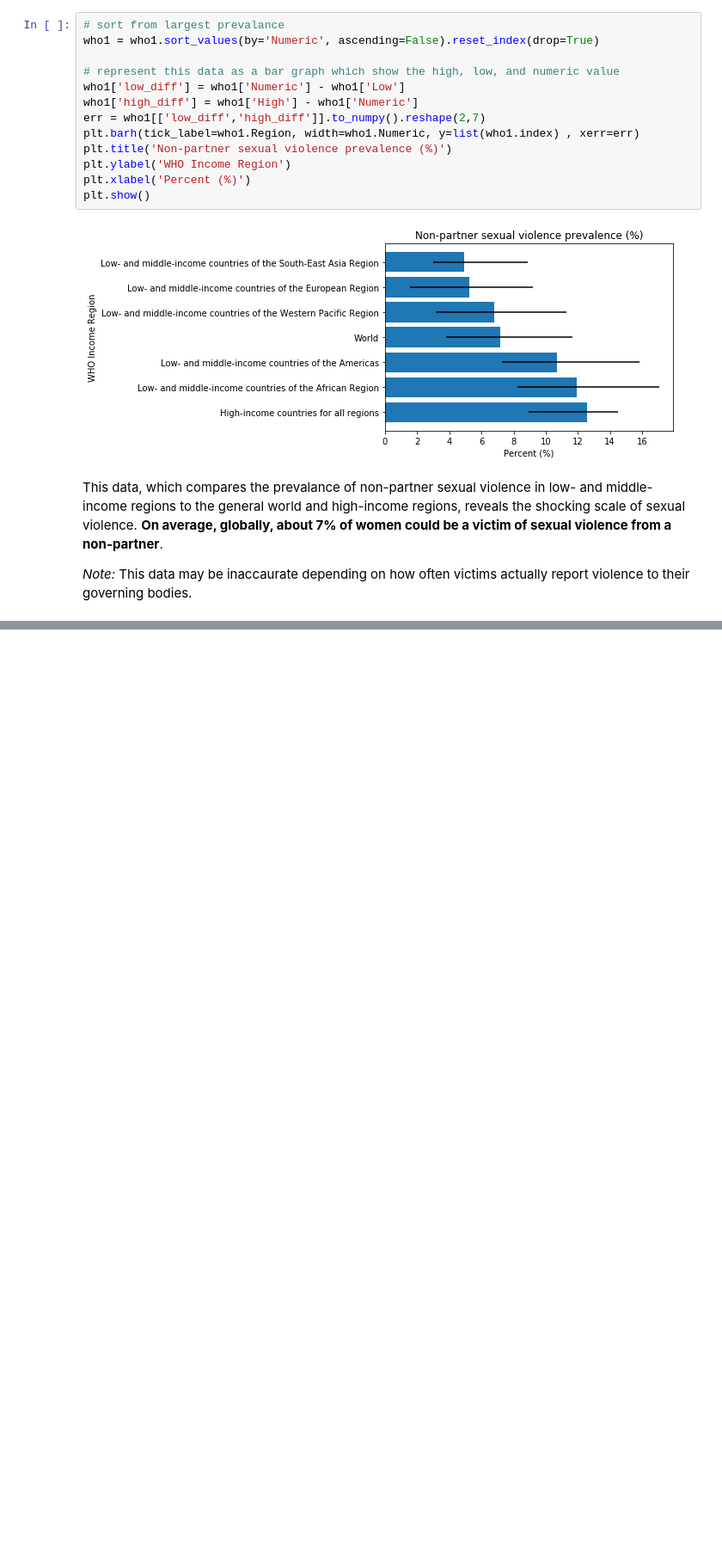
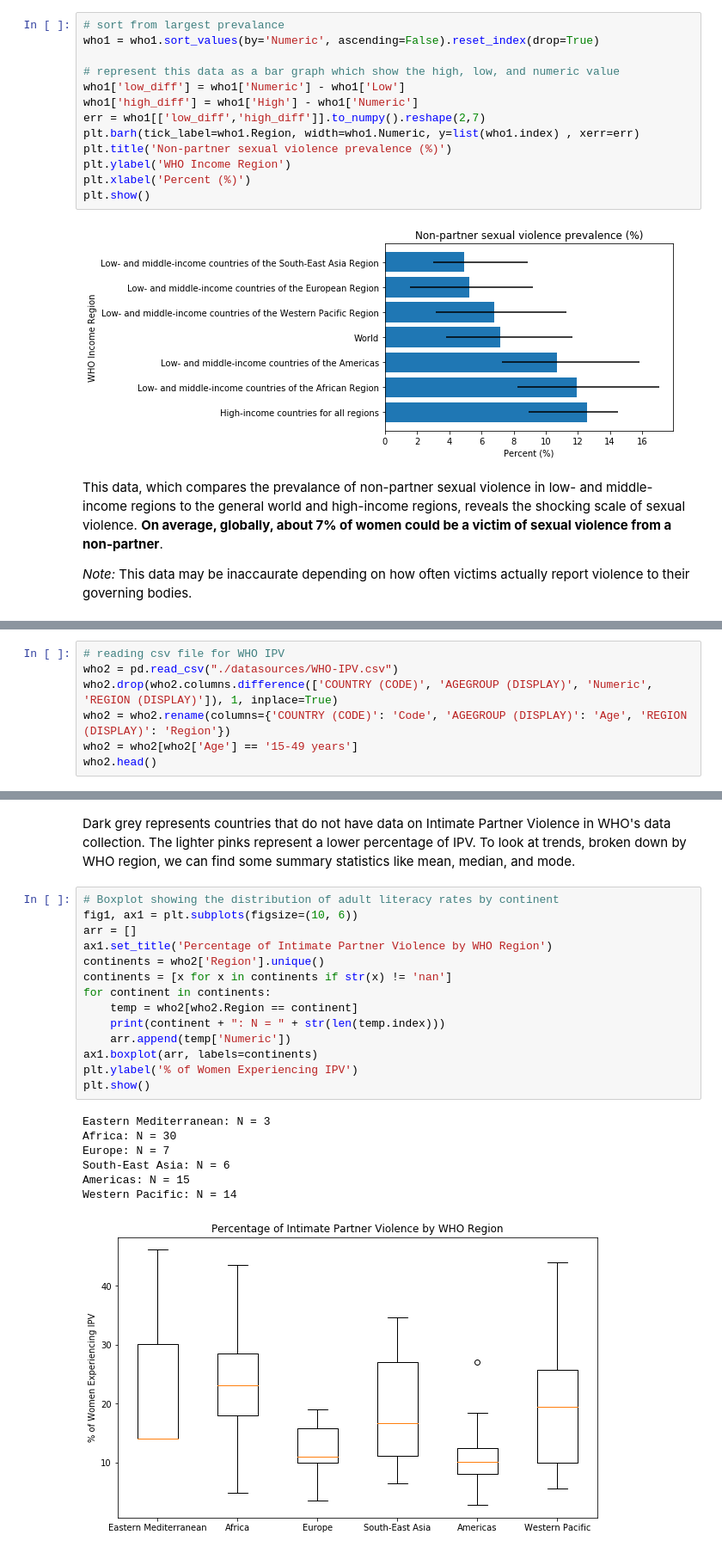
Before and after one commit to RachelWalter/techtogether2020, a Jupyter notebook: sexualviolencedata.ipynb, the cells around one changed output, grey strips where cells are left out. Shown at 86% size. Saved outputs shown, nothing was run; the diff lists cells and outputs as text; blank space fills up the shorter version.

Commit message:
IPV Data & Analysis

```diff
--- a/sexualviolencedata.ipynb
+++ b/sexualviolencedata.ipynb
@@ -62,0 +68,7 @@ This data, which compares the prevalance of non-partner sexual violence in low-
+# %%
+# reading csv file for WHO IPV
+who2 = pd.read_csv("./datasources/WHO-IPV.csv")
+who2.drop(who2.columns.difference(['COUNTRY (CODE)', 'AGEGROUP (DISPLAY)', 'Numeric', 'REGION (DISPLAY)']), 1, inplace=True)
+who2 = who2.rename(columns={'COUNTRY (CODE)': 'Code', 'AGEGROUP (DISPLAY)': 'Age', 'REGION (DISPLAY)': 'Region'})
+who2 = who2[who2['Age'] == '15-49 years']
+who2.head()
@@ -62,0 +106,24 @@ This data, which compares the prevalance of non-partner sexual violence in low-
+# %% [markdown]
+Dark grey represents countries that do not have data on Intimate Partner Violence in WHO's data collection. The lighter pinks represent a lower percentage of IPV. To look at trends, broken down by WHO region, we can find some summary statistics like mean, median, and mode.
+# %%
+# Boxplot showing the distribution of adult literacy rates by continent
+fig1, ax1 = plt.subplots(figsize=(10, 6))
+arr = []
+ax1.set_title('Percentage of Intimate Partner Violence by WHO Region')
+continents = who2['Region'].unique()
+continents = [x for x in continents if str(x) != 'nan']
+for continent in continents:
+    temp = who2[who2.Region == continent]
+    print(continent + ": N = " + str(len(temp.index)))
+    arr.append(temp['Numeric'])
+ax1.boxplot(arr, labels=continents)
+plt.ylabel('% of Women Experiencing IPV')
+plt.show()
+# %% [output]
+Eastern Mediterranean: N = 3
+Africa: N = 30
+Europe: N = 7
+South-East Asia: N = 6
+Americas: N = 15
+Western Pacific: N = 14
+[figure, added]
```
Also changed, not shown: parts of 5 cells of this notebook, 1 other file.
